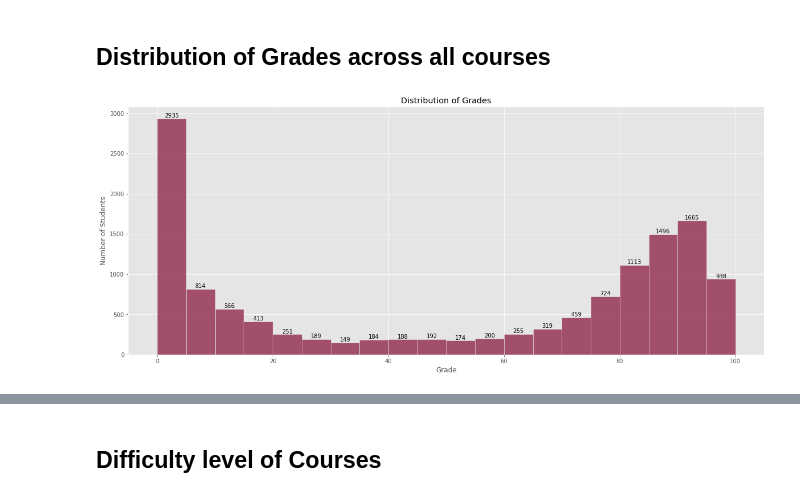
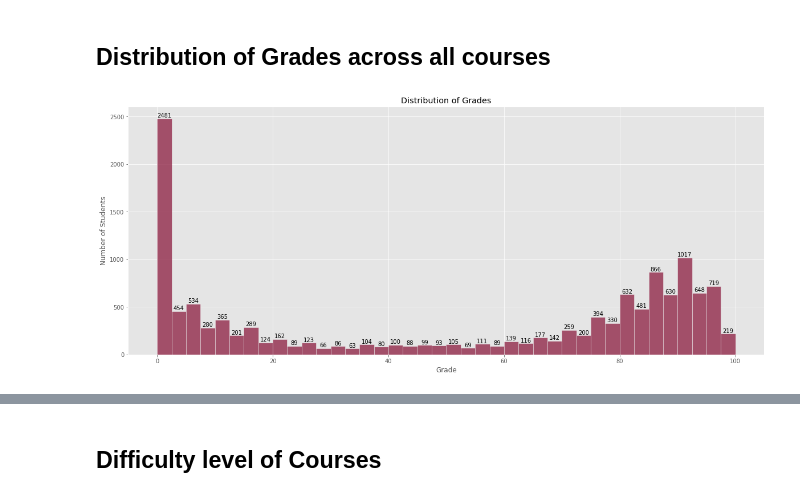
Before and after one commit to iamharkirat/EDA, a Jupyter notebook: learning_enterprise.ipynb, the cells around one changed output, grey strips where cells are left out. Cells and saved outputs as stored; diff of their text form; code cells hidden in the pictures.

```diff
--- a/learning_enterprise.ipynb
+++ b/learning_enterprise.ipynb
@@ -166,25 +191,25 @@ plt.show()
 # %%
 # Create a histogram of the grade distribution
 fig, ax = plt.subplots()
-sns.histplot(df['Grade'].dropna(), kde=False, bins=20, ax=ax, color='#8C1D40')
+sns.histplot(df['Grade'].dropna(), kde=False, bins=40, ax=ax, color='#8C1D40')
 
 # Set the x- and y-axis labels and title
 ax.set_xlabel('Grade')
 ax.set_ylabel('Number of Students')
 ax.set_title('Distribution of Grades')
 
 # Add text annotations to the bars
 for rect in ax.patches:
     # Get the x and y coordinates of the bottom left corner of the bar
     x = rect.get_x()
     y = rect.get_y()
     # Get the width and height of the bar
     width = rect.get_width()
     height = rect.get_height()
     # Add the count of students to the top of the bar
     ax.text(x + width / 2, y + height, int(height), ha='center', va='bottom', color='black')
 
 # Show the plot
 plt.show()
 # %% [output]
-[figure, old version]
+[figure, new version]
```
Also changed, not shown: parts of 16 cells of this notebook.
